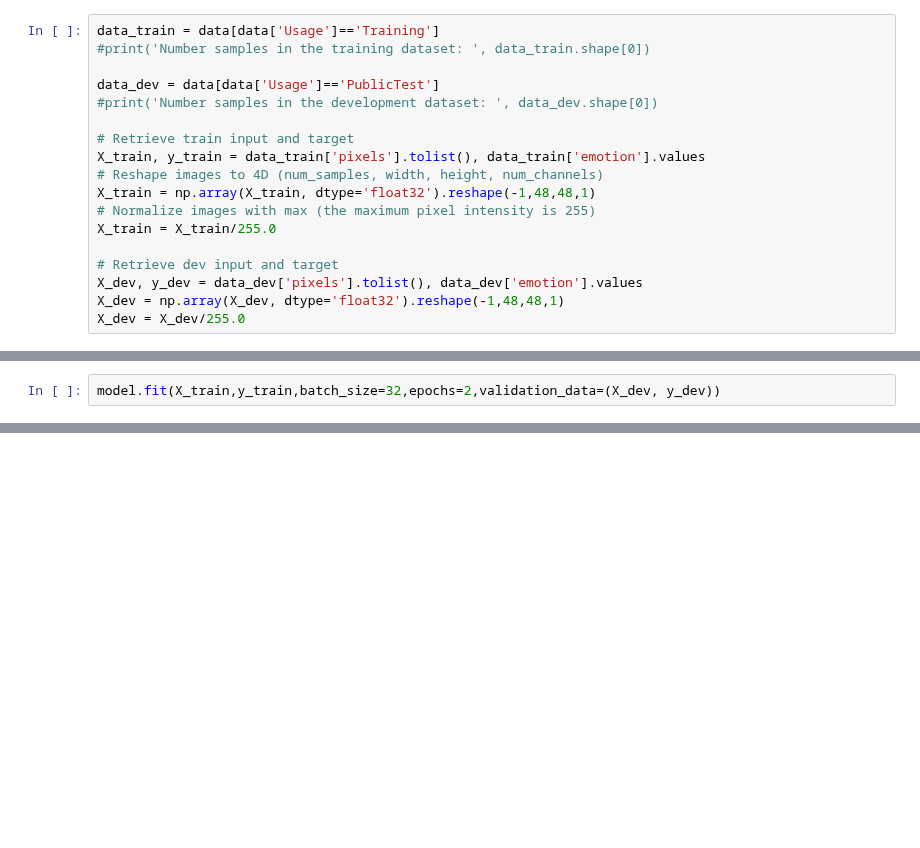
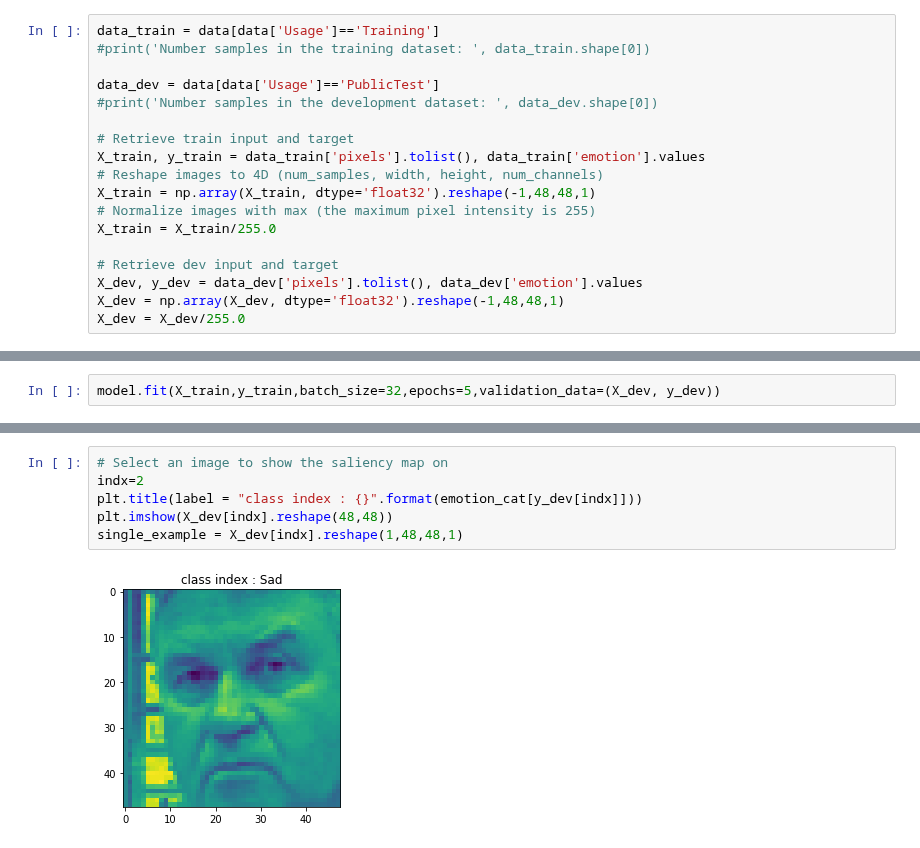
Before and after one commit to amilkh/cs230-fer, a Jupyter notebook: fer2013.ipynb, the cells around one changed output, grey strips where cells are left out. Saved outputs shown, nothing was run; the diff lists cells and outputs as text; blank space fills up the shorter version.

```diff
--- a/fer2013.ipynb
+++ b/fer2013.ipynb
@@ -97,5 +89,5 @@ If using Keras pass *_constraint arguments to layers.
 Accuracy after training
 # %%
-model.fit(X_train,y_train,batch_size=32,epochs=2,validation_data=(X_dev, y_dev))
+model.fit(X_train,y_train,batch_size=32,epochs=5,validation_data=(X_dev, y_dev))
 # %% [output]
 Train on 28709 samples, validate on 3589 samples
@@ -260,0 +128,8 @@ ValueError: ignored
+# %%
+# Select an image to show the saliency map on
+indx=2
+plt.title(label = "class index : {}".format(emotion_cat[y_dev[indx]]))
+plt.imshow(X_dev[indx].reshape(48,48))
+single_example = X_dev[indx].reshape(1,48,48,1)
+# %% [output]
+[figure, added]
```
Also changed, not shown: parts of 15 cells of this notebook.
